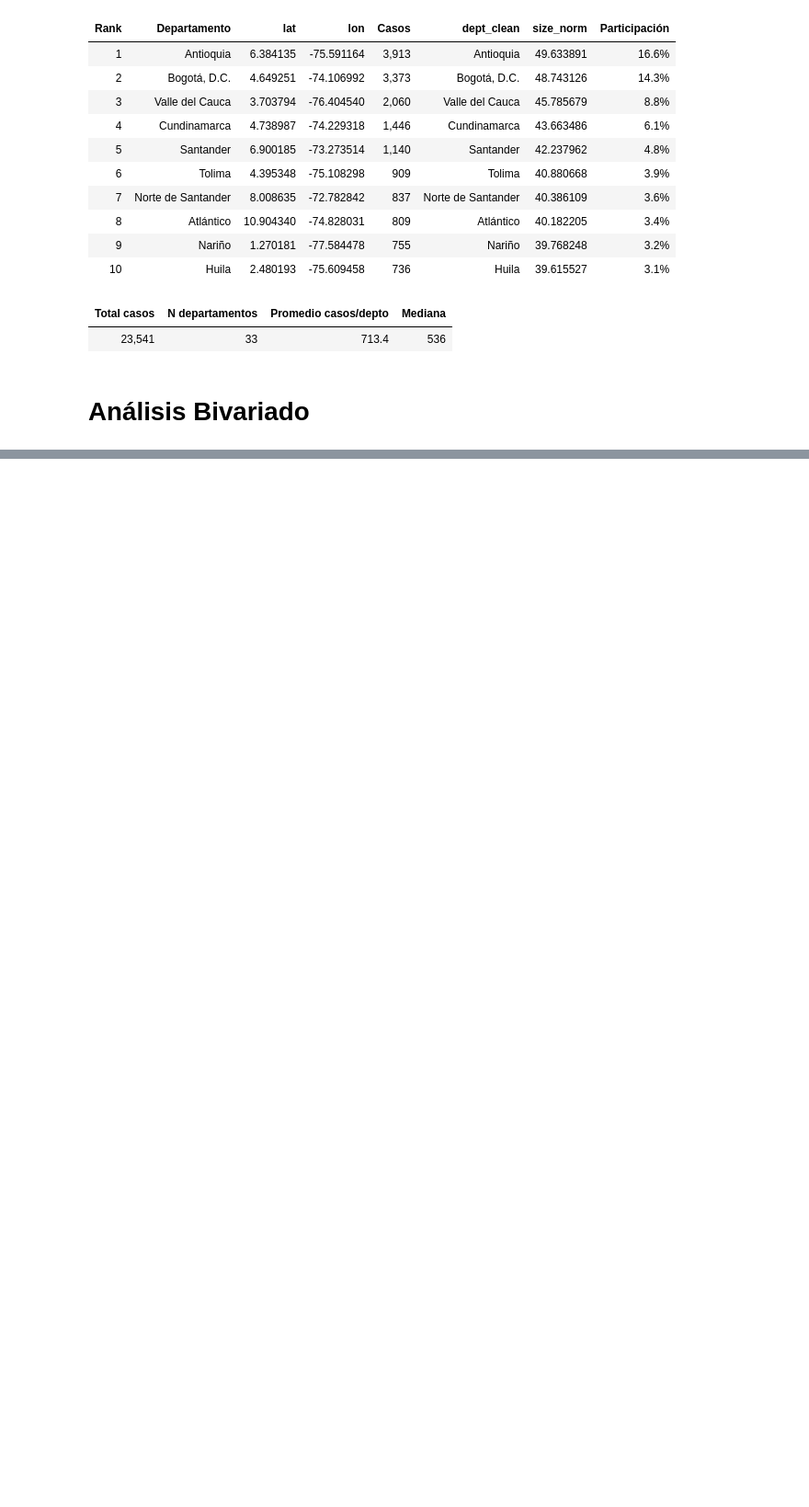
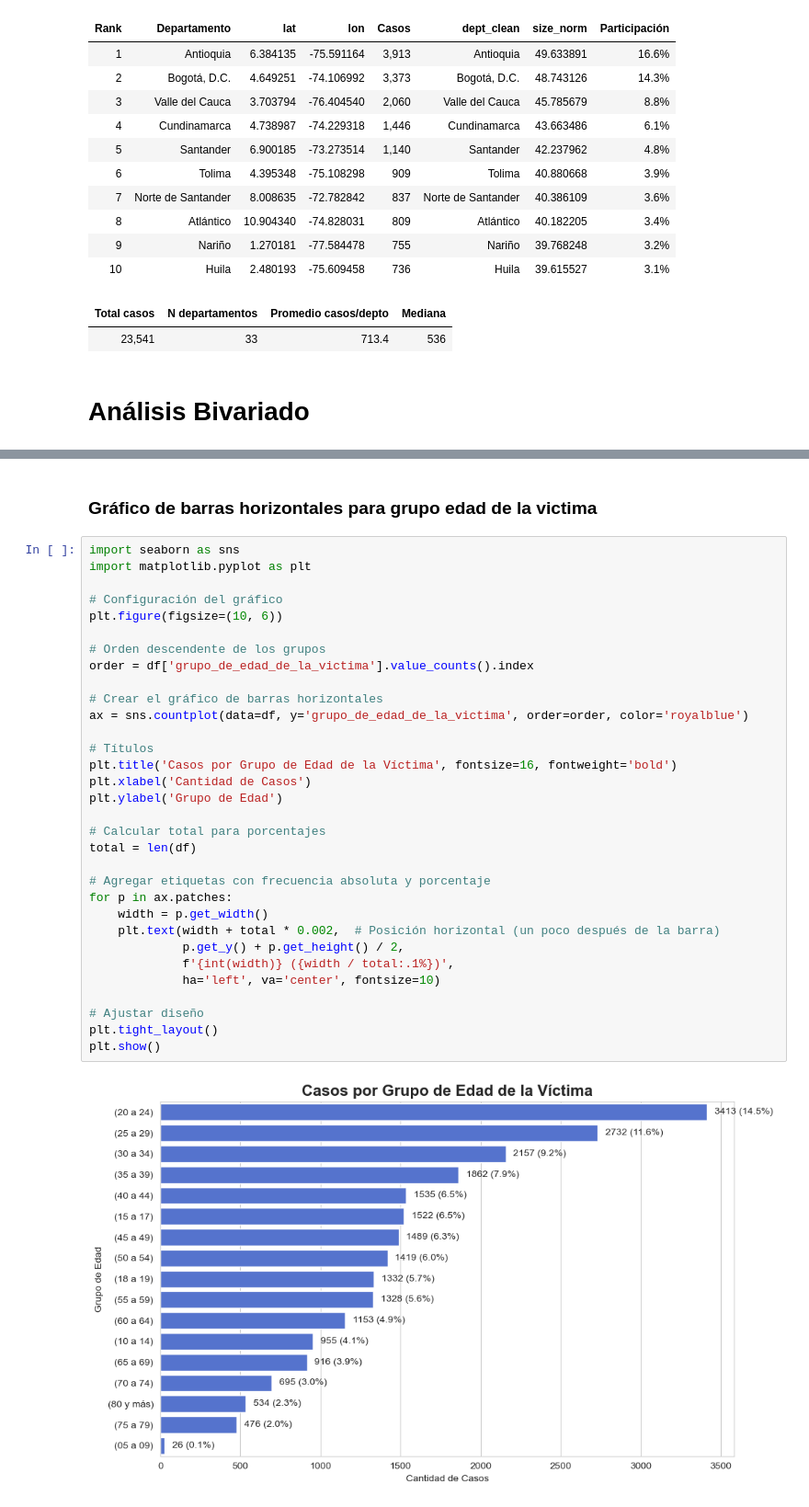
Before and after one commit to jthowinsson/Suicidio_Colombia, a Jupyter notebook: _sources/Eda.ipynb, the cells around one changed output, grey strips where cells are left out. Shown at 92% size. Drawn from its saved outputs; the diff is of its cells as text; blank space fills up the shorter version.

```diff
--- a/_sources/Eda.ipynb
+++ b/_sources/Eda.ipynb
@@ -1596,0 +1141,36 @@ V de Cramér=0.056 | p-chi2=1.03e-15 | niveles=2 | n=20349
+# %% [markdown]
+### Gráfico de barras horizontales para grupo edad de la victima
+# %%
+import seaborn as sns
+import matplotlib.pyplot as plt
+
+# Configuración del gráfico
+plt.figure(figsize=(10, 6))
+
+# Orden descendente de los grupos
+order = df['grupo_de_edad_de_la_victima'].value_counts().index
+
+# Crear el gráfico de barras horizontales
+ax = sns.countplot(data=df, y='grupo_de_edad_de_la_victima', order=order, color='royalblue')
+
+# Títulos
+plt.title('Casos por Grupo de Edad de la Víctima', fontsize=16, fontweight='bold')
+plt.xlabel('Cantidad de Casos')
+plt.ylabel('Grupo de Edad')
+
+# Calcular total para porcentajes
+total = len(df)
+
+# Agregar etiquetas con frecuencia absoluta y porcentaje
+for p in ax.patches:
+    width = p.get_width()
+    plt.text(width + total * 0.002,  # Posición horizontal (un poco después de la barra)
+             p.get_y() + p.get_height() / 2,
+             f'{int(width)} ({width / total:.1%})',
+             ha='left', va='center', fontsize=10)
+
+# Ajustar diseño
+plt.tight_layout()
+plt.show()
+# %% [output]
+[figure, added]
```
Also changed, not shown: parts of 25 cells of this notebook, 10 other files.
